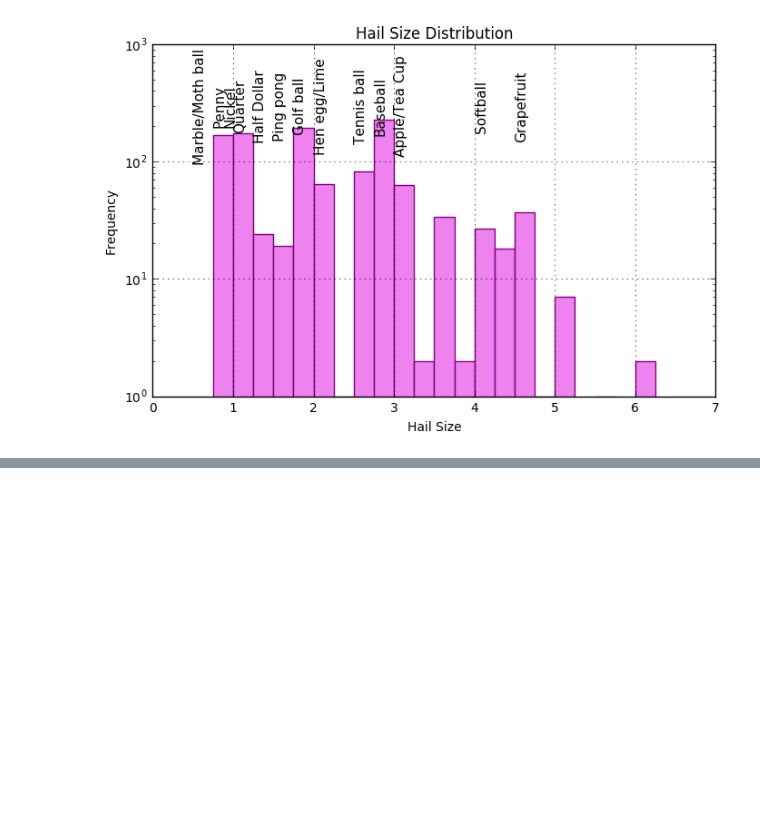
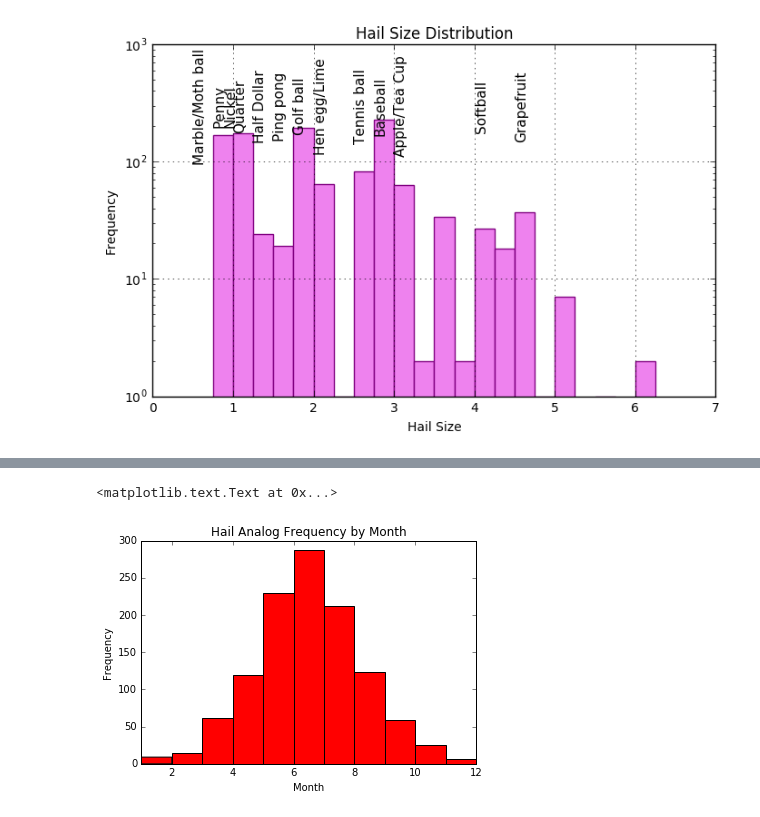
Before and after one commit to djgagne/ou_grad_5203_fall_2016, a Jupyter notebook: gagne_analytics_lecture.ipynb, the cells around one changed output, grey strips where cells are left out. Drawn from its saved outputs; the diff is of its cells as text; code cells hidden in the pictures; blank space fills up the shorter version.

```diff
--- a/gagne_analytics_lecture.ipynb
+++ b/gagne_analytics_lecture.ipynb
@@ -78,0 +126,9 @@ ax.set_yscale("log")
+# %%
+plt.hist(pd.DatetimeIndex(hail_data["date"]).month, bins=np.arange(1, 13), color="red")
+plt.xlim(1, 12)
+plt.xlabel("Month")
+plt.ylabel("Frequency")
+plt.title("Hail Analog Frequency by Month")
+# %% [output]
+<matplotlib.text.Text at 0x...>
+[figure, added]
```
Also changed, not shown: parts of 12 cells of this notebook.
